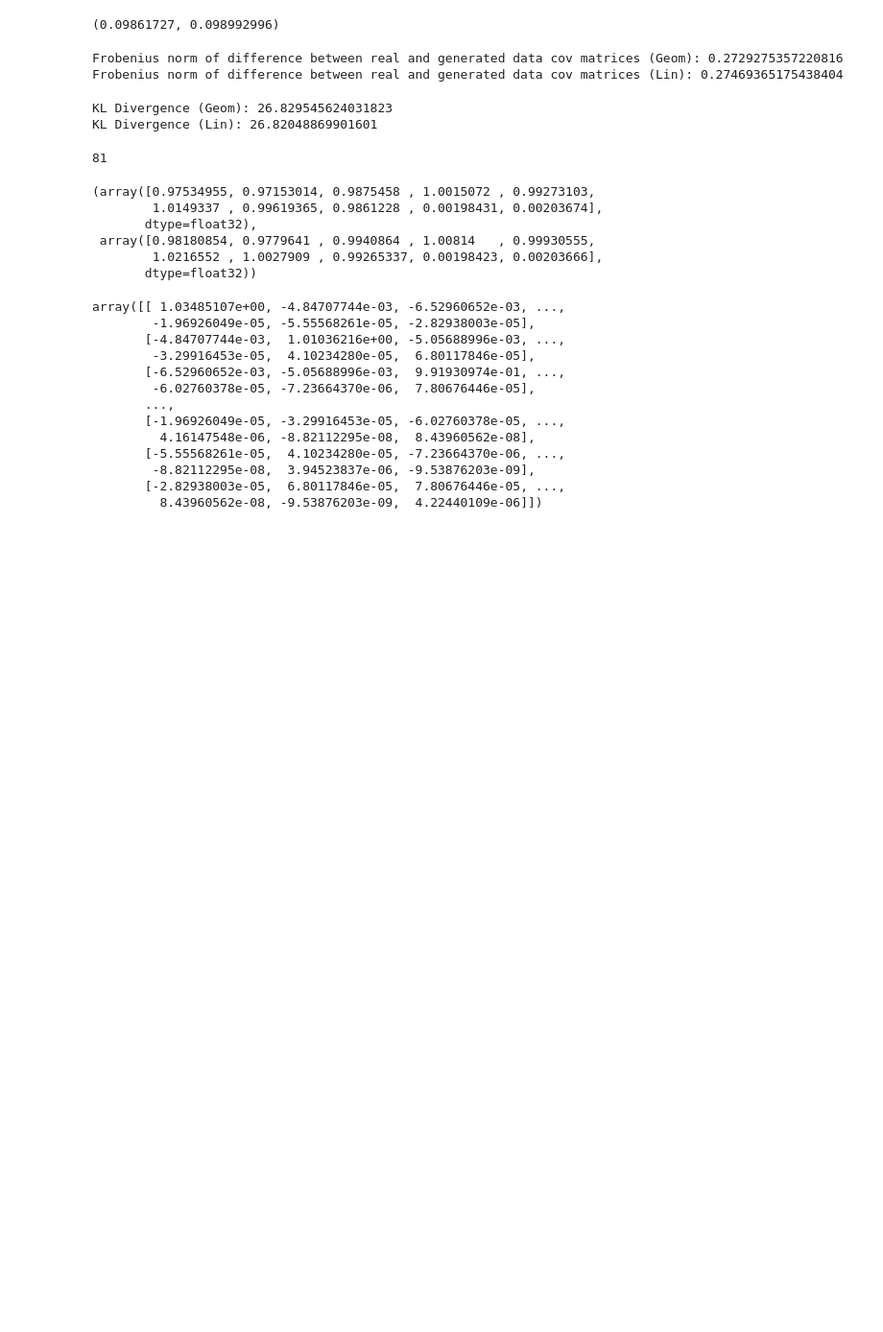
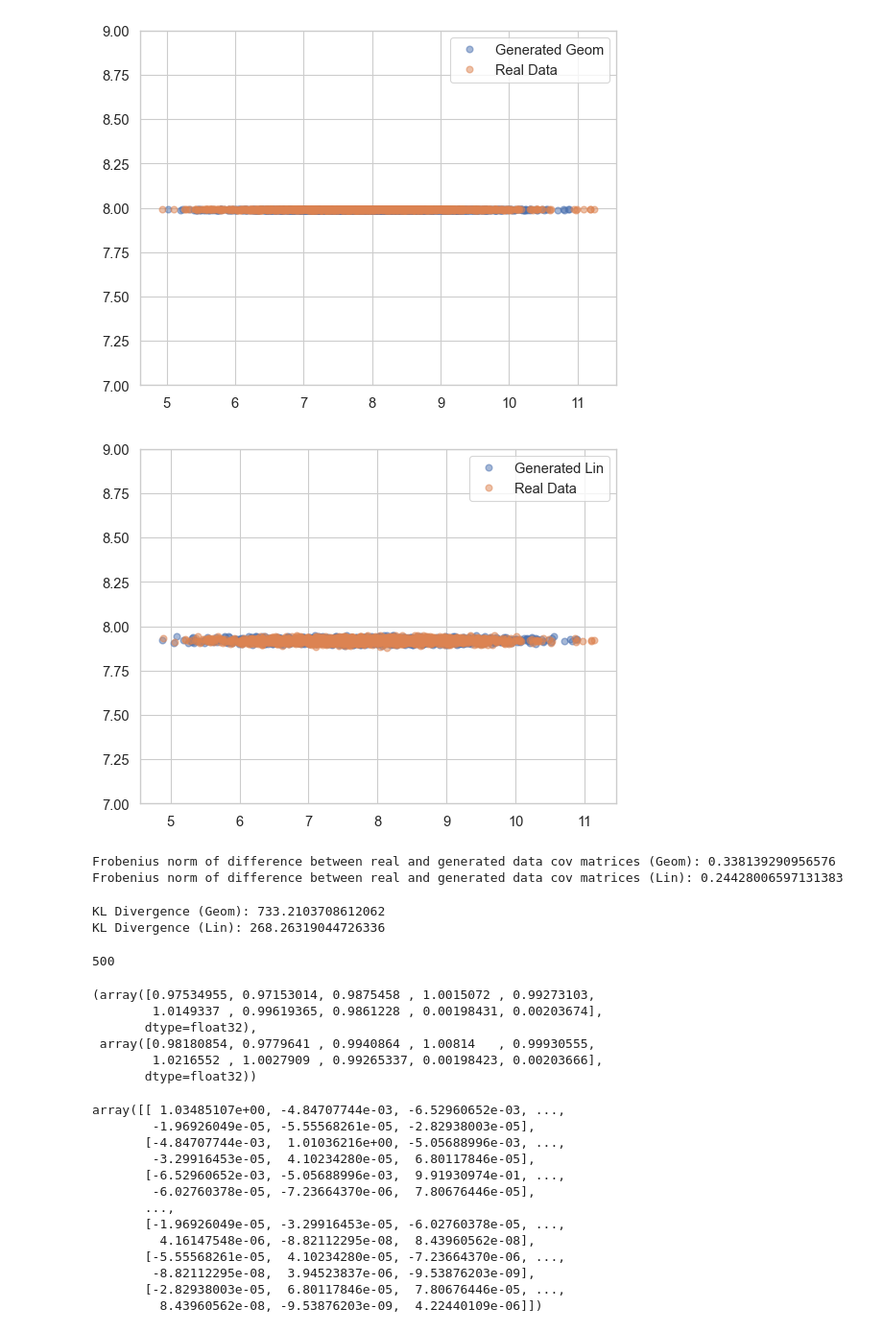
Before and after one commit to roysaptaumich/Low-dim-RF, a Jupyter notebook: low_rank_Gaussian_experiments.ipynb, the cells around one changed output. Shown at 96% size. Cells and saved outputs as stored; diff of their text form; code cells hidden in the pictures; blank space fills up the shorter version.

```diff
--- a/low_rank_Gaussian_experiments.ipynb
+++ b/low_rank_Gaussian_experiments.ipynb
@@ -385,55 +339,47 @@ Estimated TV Distance (Linear Time Grid): 0.0000
 # %%
-np.linalg.norm(np.mean(Real_Data, axis=0) - np.mean(Gen_Data_geom, axis=0)), np.linalg.norm(np.mean(Real_Data, axis=0) - np.mean(Gen_Data_lin, axis=0))
+plt.plot(Gen_Data_geom[:,0], Gen_Data_geom[:,9], 'o', alpha=0.5, label='Generated Geom')
+plt.plot(blurred_Real_Data_geom[:,0], blurred_Real_Data_geom[:,9], 'o', alpha=0.5, label='Real Data')
+plt.legend()
+plt.ylim(7, 9)
+plt.show()
+
+plt.plot(Gen_Data_lin[:,0], Gen_Data_lin[:,9], 'o', alpha=0.5, label='Generated Lin')
+plt.plot(blurred_Real_Data_lin[:,0], blurred_Real_Data_lin[:,9], 'o', alpha=0.5, label='Real Data')
+plt.legend()
+plt.ylim(7, 9)
+plt.show()
 # %% [output]
-(0.09861727, 0.098992996)
+[figure, added]
+[figure, added]
 # %%
 # Frobenius norm of covariance matrices
-print(f"Frobenius norm of difference between real and generated data cov matrices (Geom): {np.linalg.norm(np.cov(Real_Data, rowvar=False) - np.cov(Gen_Data_geom, rowvar=False), ord='fro')}")
-print(f"Frobenius norm of difference between real and generated data cov matrices (Lin): {np.linalg.norm(np.cov(Real_Data, rowvar=False) - np.cov(Gen_Data_lin, rowvar=False), ord='fro')}")
+print(f"Frobenius norm of difference between real and generated data cov matrices (Geom): {np.linalg.norm(np.cov(blurred_Real_Data_geom, rowvar=False) - np.cov(Gen_Data_geom, rowvar=False), ord='fro')}")
+print(f"Frobenius norm of difference between real and generated data cov matrices (Lin): {np.linalg.norm(np.cov(blurred_Real_Data_lin, rowvar=False) - np.cov(Gen_Data_lin, rowvar=False), ord='fro')}")
 # %% [output]
-Frobenius norm of difference between real and generated data cov matrices (Geom): 0.2729275357220816
-Frobenius norm of difference between real and generated data cov matrices (Lin): 0.27469365175438404
+Frobenius norm of difference between real and generated data cov matrices (Geom): 0.338139290956576
+Frobenius norm of difference between real and generated data cov matrices (Lin): 0.24428006597131383
 # %%
 # KL distance between Real data and generated data which are gaussian
-mean_real = np.mean(Real_Data, axis=0)
-cov_real = np.cov(Real_Data, rowvar=False)
+mean_real_geom = np.mean(blurred_Real_Data_geom, axis=0)
+cov_real_geom = np.cov(blurred_Real_Data_geom, rowvar=False)
+mean_real_lin = np.mean(blurred_Real_Data_lin, axis=0)
+cov_real_lin = np.cov(blurred_Real_Data_lin, rowvar=False)
 mean_gen_geom = np.mean(Gen_Data_geom, axis=0)
 cov_gen_geom = np.cov(Gen_Data_geom, rowvar=False)
 mean_gen_lin = np.mean(Gen_Data_lin, axis=0)
 cov_gen_lin = np.cov(Gen_Data_lin, rowvar=False)
 
-def kl_divergence_gaussians(mean_p, cov_p, mean_q, cov_q):
-    """
-    Calculate the KL divergence D_KL(P || Q) between two multivariate Gaussian distributions P and Q.
+from metric import kl_divergence_gaussians
 
-    Args:
-        mean_p (np.ndarray): Mean vector of distribution P.
-        cov_p (np.ndarray): Covariance matrix of distribution P.
-        mean_q (np.ndarray): Mean vector of distribution Q.
-        cov_q (np.ndarray): Covariance matrix of distribution Q.
-    """
-    d = mean_p.shape[0]
-    cov_q_inv = np.linalg.inv(cov_q)
-
-    term1 = np.trace(cov_q_inv @ cov_p)
-    term2 = (mean_q - mean_p).T @ cov_q_inv @ (mean_q - mean_p)
-    sign_q, abslogdet_q = np.linalg.slogdet(cov_q)
-    sign_p, abslogdet_p = np.linalg.slogdet(cov_p)
-    term3 = sign_q * abslogdet_q - sign_p * abslogdet_p
-    #term3 = np.log(np.linalg.det(cov_q) / np.linalg.det(cov_p) + 1e-10)  # Added small constant for numerical stability
-
-    kl_div = 0.5 * (term1 + term2 - d + term3)
-    return kl_div
-
-print(f"KL Divergence (Geom): {kl_divergence_gaussians(mean_real, cov_real, mean_gen_geom, cov_gen_geom)}")
-print(f"KL Divergence (Lin): {kl_divergence_gaussians(mean_real, cov_real, mean_gen_lin, cov_gen_lin)}")
+print(f"KL Divergence (Geom): {kl_divergence_gaussians(mean_real_geom, cov_real_geom, mean_gen_geom, cov_gen_geom)}")
+print(f"KL Divergence (Lin): {kl_divergence_gaussians(mean_real_lin, cov_real_lin, mean_gen_lin, cov_gen_lin)}")
 # %% [output]
-KL Divergence (Geom): 26.829545624031823
-KL Divergence (Lin): 26.82048869901601
+KL Divergence (Geom): 733.2103708612062
+KL Divergence (Lin): 268.26319044726336
 # %%
-len(time_grid)
+NUM_STEPS
 # %% [output]
-81
+500
 # %%
 np.std(Gen_Data_geom, axis = 0), np.std(Gen_Data_lin, axis = 0)
 # %% [output]
```
Also changed, not shown: parts of 13 cells of this notebook, 4 other files.
